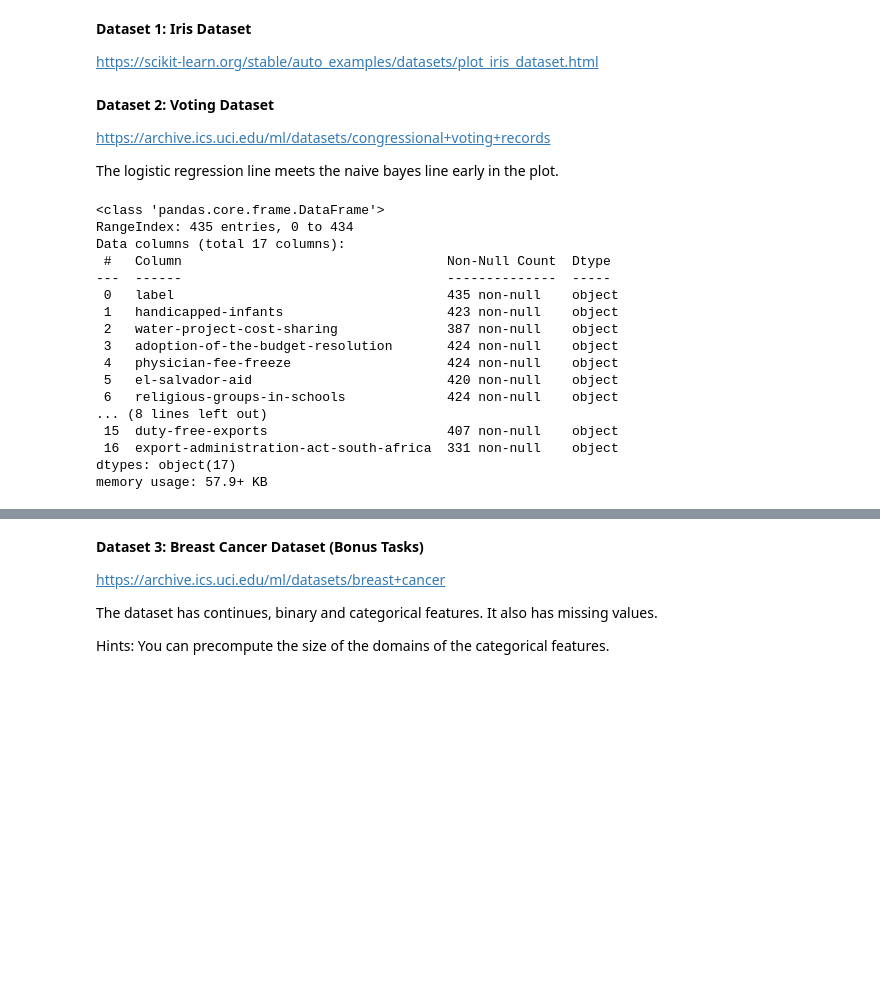
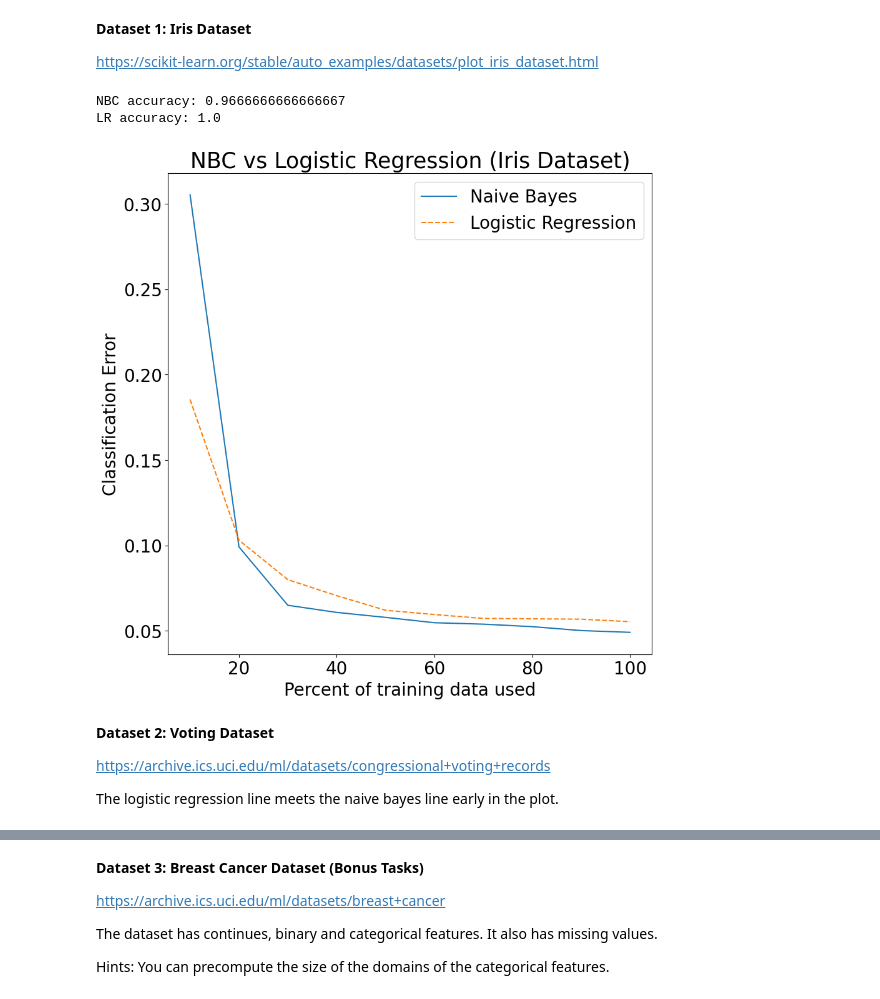
Before and after one commit to dastuzh/FDS25-T043, a Jupyter notebook: Practical 2/Practical2_skeleton_olat.ipynb, the cells around one changed output, grey strips where cells are left out. Cells and saved outputs as stored; diff of their text form; code cells hidden in the pictures; blank space fills up the shorter version.

Commit message:
Implemented experiments and made minor changes

```diff
--- a/Practical 2/Practical2_skeleton_olat.ipynb
+++ b/Practical 2/Practical2_skeleton_olat.ipynb
@@ -472,37 +504,52 @@ iris = load_iris()
+# %%
+# TODO: insert your code for experiments
+###################################################
+##### YOUR CODE STARTS HERE #######################
+###################################################
+from sklearn.datasets import load_iris
+iris = load_iris()
+
+X, y = iris['data'], iris['target']
+
+# Shuffle and split
+N, D = X.shape
+Ntrain = int(0.8 * N)
+shuffler = np.random.permutation(N)
+Xtrain = X[shuffler[:Ntrain]]
+ytrain = y[shuffler[:Ntrain]]
+Xtest = X[shuffler[Ntrain:]]
+ytest = y[shuffler[Ntrain:]]
+
+# Initialize NBC and Logistic Regression
+nbc_iris = NBC(feature_types=['c'] * D)
+nbc_iris.fit(Xtrain, ytrain)
+
+from sklearn.linear_model import LogisticRegression
+lr = LogisticRegression(max_iter=1000, random_state = 42)
+lr.fit(Xtrain, ytrain)
+
+# Predict
+yhat_nbc = nbc_iris.predict(Xtest)
+yhat_lr = lr.predict(Xtest)
+
+print("NBC accuracy:", np.mean(yhat_nbc == ytest))
+print("LR accuracy:", np.mean(yhat_lr == ytest))
+
+
+nbc_perf, lr_perf = compareNBCvsLR(nbc_iris, lr, Xtrain, ytrain, num_runs=200, num_splits=10)
+
+
+makePlot(nbc_perf, lr_perf, title="NBC vs Logistic Regression (Iris Dataset)")
+###################################################
+##### YOUR CODE ENDS HERE #########################
+###################################################
+# %% [output]
+NBC accuracy: 0.9666666666666667
+LR accuracy: 1.0
+[figure, added]
 # %% [markdown]
 **Dataset 2: Voting Dataset**
 
 https://archive.ics.uci.edu/ml/datasets/congressional+voting+records
 
 The logistic regression line meets the naive bayes line early in the plot.
-# %%
-# load the dataset
-# TODO: insert your code for experiments
-###################################################
-##### YOUR CODE STARTS HERE #######################
-###################################################
-voting = pd.read_csv('./datasets/voting.csv')
-
-voting.info()
-
-###################################################
-##### YOUR CODE ENDS HERE #########################
-###################################################
-# %% [output]
-<class 'pandas.core.frame.DataFrame'>
-RangeIndex: 435 entries, 0 to 434
-Data columns (total 17 columns):
- #   Column                                  Non-Null Count  Dtype
----  ------                                  --------------  -----
- 0   label                                   435 non-null    object
- 1   handicapped-infants                     423 non-null    object
- 2   water-project-cost-sharing              387 non-null    object
- 3   adoption-of-the-budget-resolution       424 non-null    object
- 4   physician-fee-freeze                    424 non-null    object
- 5   el-salvador-aid                         420 non-null    object
- 6   religious-groups-in-schools             424 non-null    object
-... (8 lines left out)
- 15  duty-free-exports                       407 non-null    object
- 16  export-administration-act-south-africa  331 non-null    object
-dtypes: object(17)
-memory usage: 57.9+ KB
```
Also changed, not shown: parts of 29 cells of this notebook.
